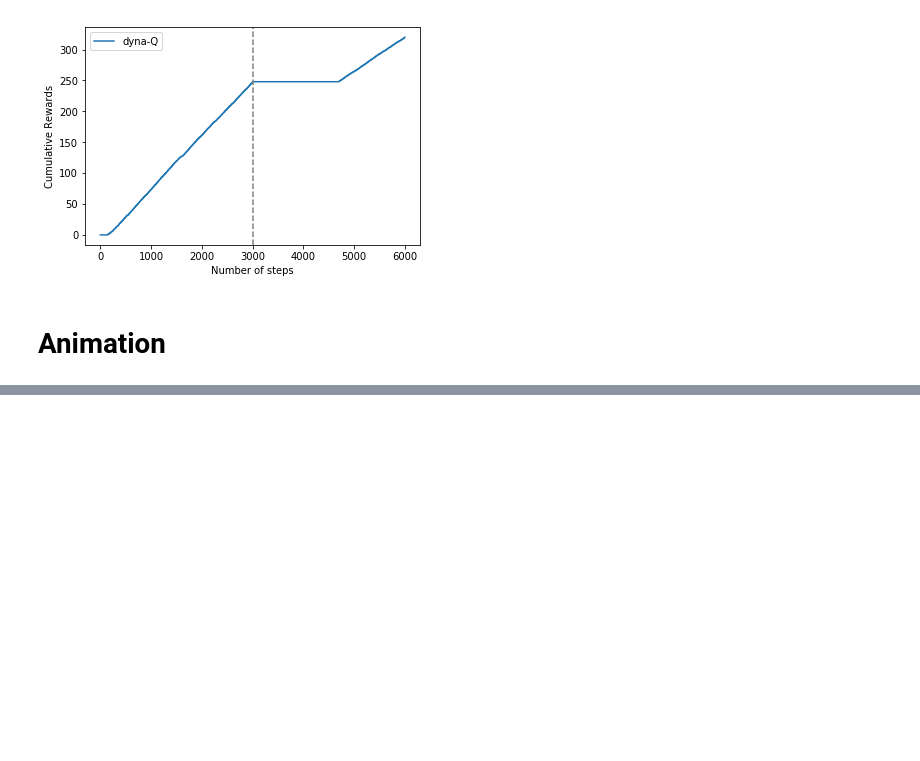
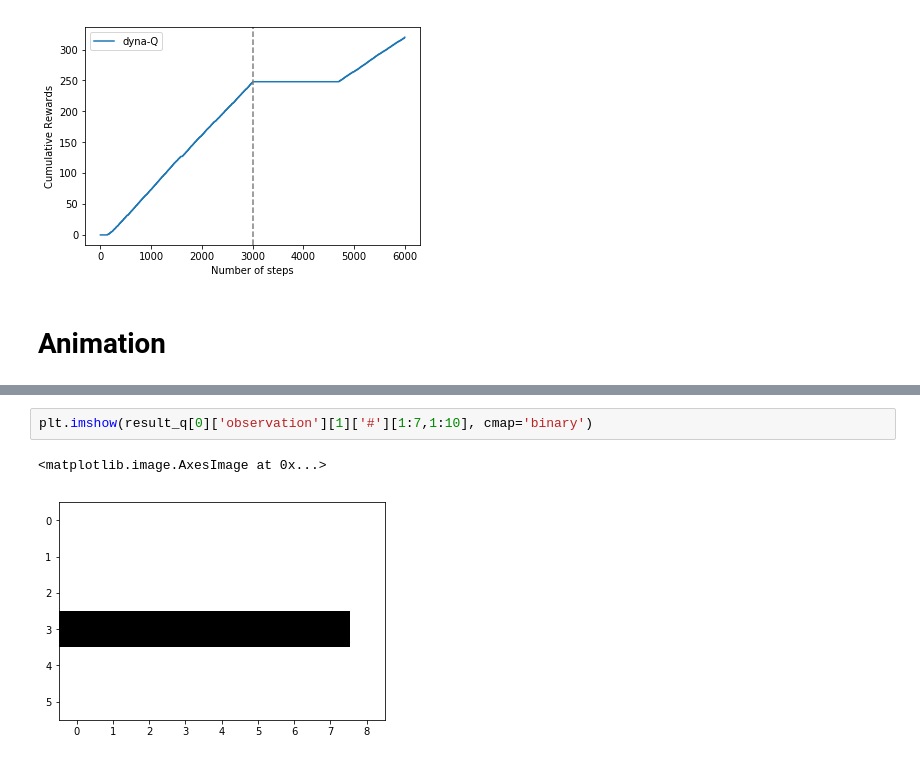
Before and after one commit to rllabmcgill/planning-temporal-abstraction-dynaqties, a Jupyter notebook: animation_test.ipynb, the cells around one changed output, grey strips where cells are left out. Drawn from its saved outputs; the diff is of its cells as text; blank space fills up the shorter version.

```diff
--- a/animation_test.ipynb
+++ b/animation_test.ipynb
@@ -96,3 +97,8 @@ anim_qplus = game_qplus.animate(start_step = 0, stop_step = 5999)
 HTML(anim_qplus.to_html5_video())
 # %% [output]
 [interactive output not drawn]
+# %%
+plt.imshow(result_q[0]['observation'][1]['#'][1:7,1:10], cmap='binary')
+# %% [output]
+<matplotlib.image.AxesImage at 0x...>
+[figure, added]
```
Also changed, not shown: parts of 1 cell of this notebook, 2 other files.
